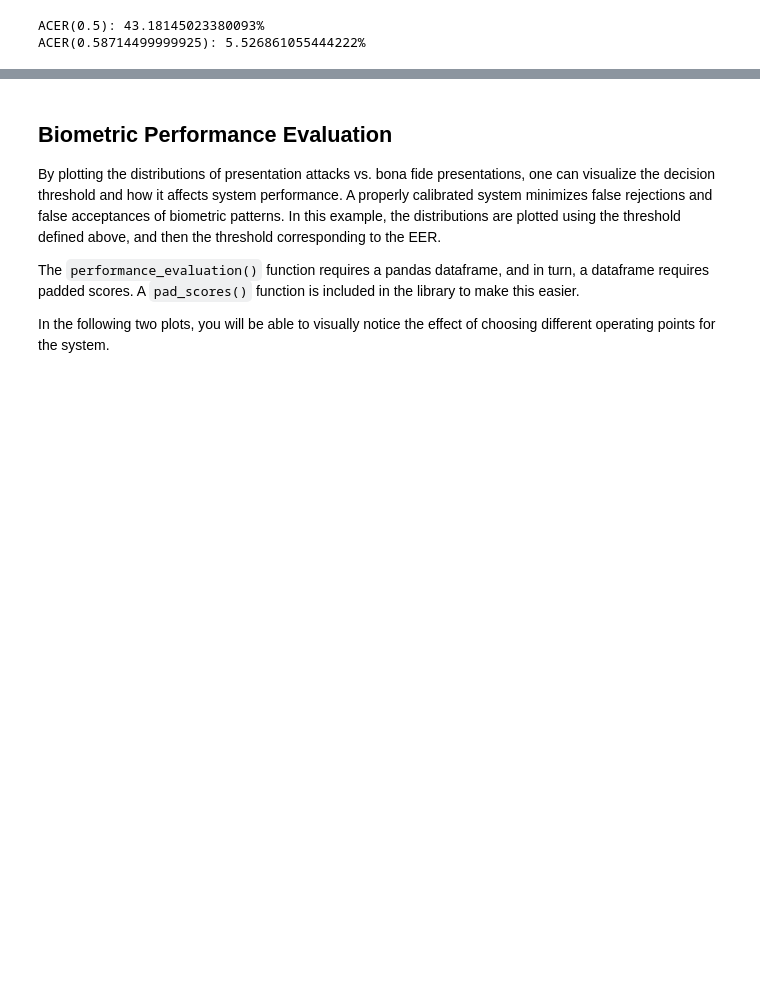
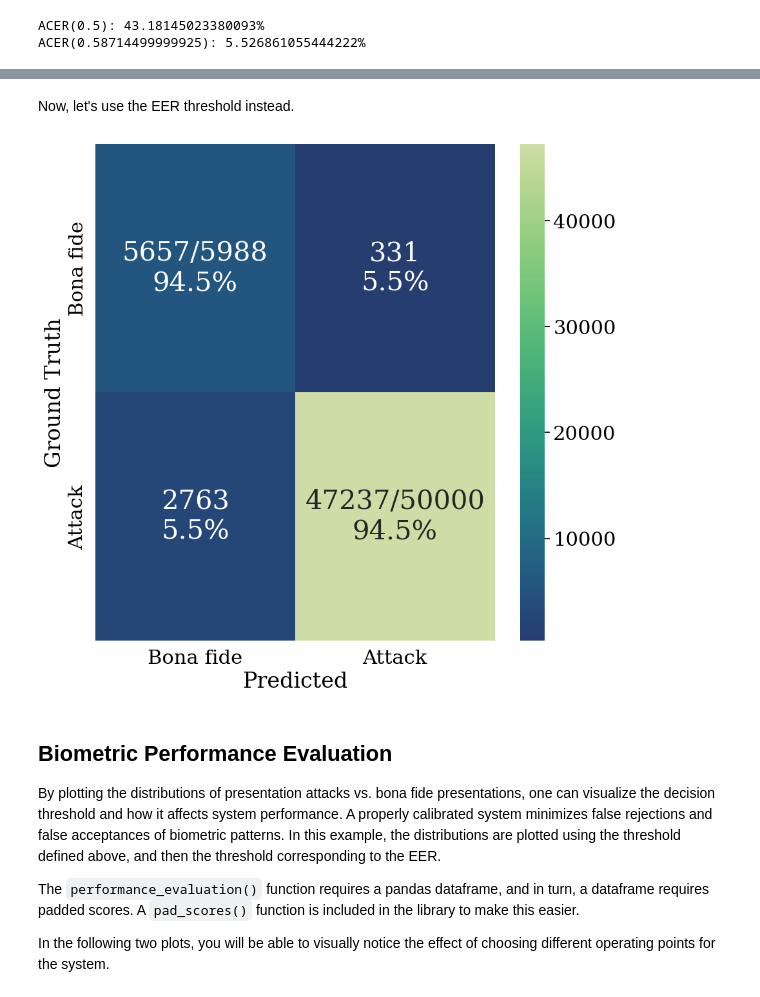
Before and after one commit to jedota/PyPAD, a Jupyter notebook: example/pypad.ipynb, the cells around one changed output, grey strips where cells are left out. Saved outputs shown, nothing was run; the diff lists cells and outputs as text; code cells hidden in the pictures; blank space fills up the shorter version.

```diff
--- a/example/pypad.ipynb
+++ b/example/pypad.ipynb
@@ -179,3 +206,16 @@ ACER(0.58714499999925): 5.526861055444222%
+# %% [markdown]
+Now, let's use the EER threshold instead.
+# %%
+cm2 = plot_system_confusion_matrix(
+    attack_scores,
+    bonafide_scores,
+    threshold=eer_thres,
+    fontsize=30,
+    cmap=cmap
+)
+plt.show()
+# %% [output]
+[figure, added]
 # %% [markdown]
 ## Biometric Performance Evaluation
 
```
Also changed, not shown: parts of 3 cells of this notebook, 1 other file.
